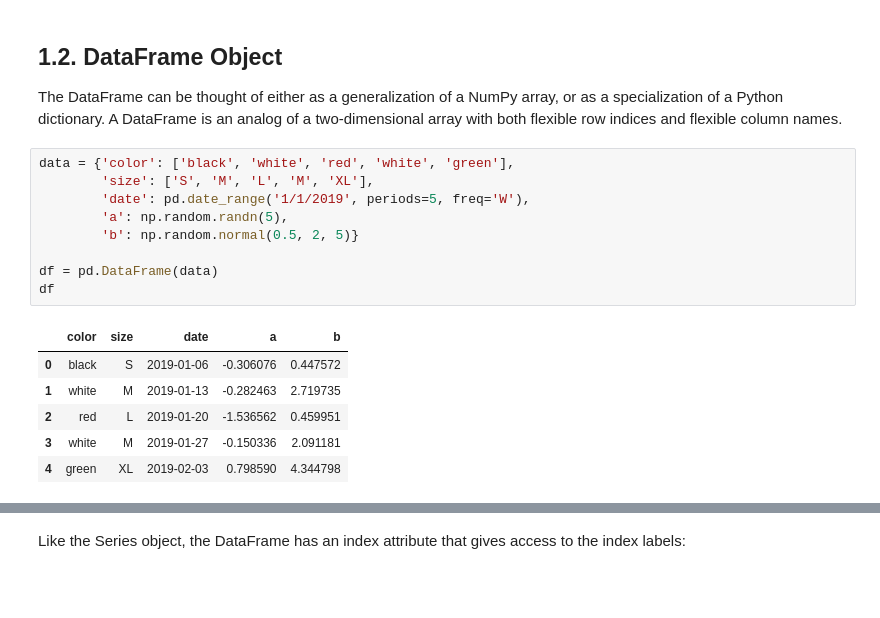
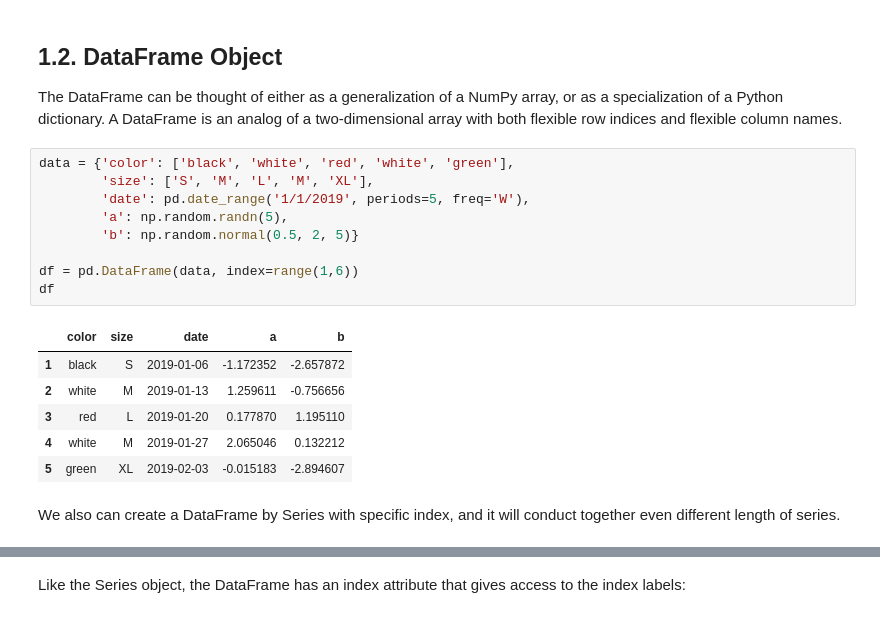
Before and after one commit to Jay4869/Data-Science, a Jupyter notebook: Python/Pandas - Intro.ipynb, the cells around one changed output, grey strips where cells are left out. Saved outputs shown, nothing was run; the diff lists cells and outputs as text; blank space fills up the shorter version.

```diff
--- a/Python/Pandas - Intro.ipynb
+++ b/Python/Pandas - Intro.ipynb
@@ -57,16 +57,18 @@ The DataFrame can be thought of either as a generalization of a NumPy array, or
 # %%
 data = {'color': ['black', 'white', 'red', 'white', 'green'],
         'size': ['S', 'M', 'L', 'M', 'XL'],
         'date': pd.date_range('1/1/2019', periods=5, freq='W'),
         'a': np.random.randn(5),
         'b': np.random.normal(0.5, 2, 5)}
 
-df = pd.DataFrame(data)
+df = pd.DataFrame(data, index=range(1,6))
 df
 # %% [output]
 |  | color | size | date | a | b |
-| 0 | black | S | 2019-01-06 | -0.306076 | 0.447572 |
-| 1 | white | M | 2019-01-13 | -0.282463 | 2.719735 |
-| 2 | red | L | 2019-01-20 | -1.536562 | 0.459951 |
-| 3 | white | M | 2019-01-27 | -0.150336 | 2.091181 |
-| 4 | green | XL | 2019-02-03 | 0.798590 | 4.344798 |
+| 1 | black | S | 2019-01-06 | -1.172352 | -2.657872 |
+| 2 | white | M | 2019-01-13 | 1.259611 | -0.756656 |
+| 3 | red | L | 2019-01-20 | 0.177870 | 1.195110 |
+| 4 | white | M | 2019-01-27 | 2.065046 | 0.132212 |
+| 5 | green | XL | 2019-02-03 | -0.015183 | -2.894607 |
+# %% [markdown]
+We also can create a DataFrame by Series with specific index, and it will conduct together even different length of series.
```
Also changed, not shown: parts of 50 cells of this notebook.
